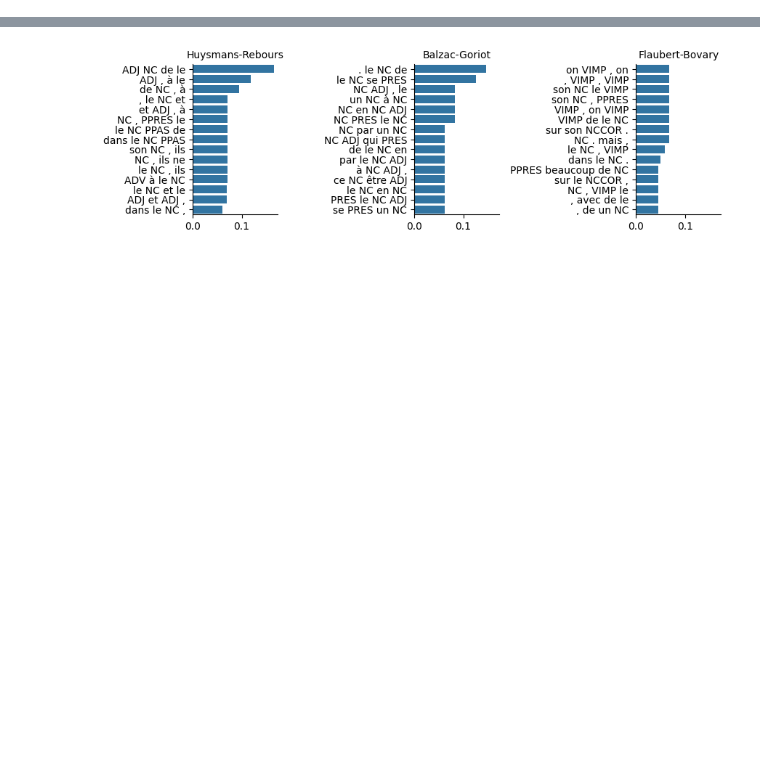
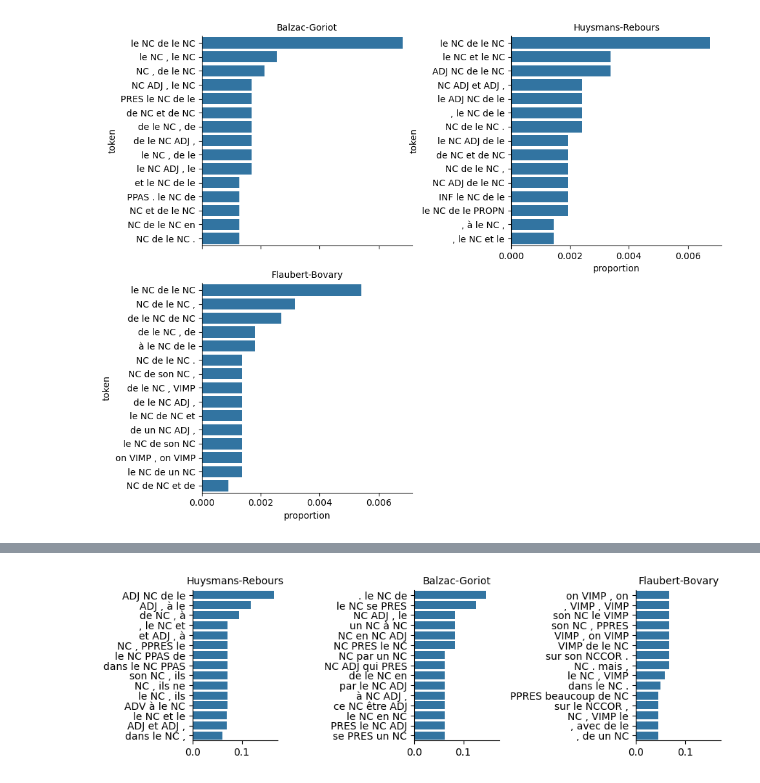
Before and after one commit to Malichot/PyMotifs, a Jupyter notebook: notebooks/0_Pipeline_Motifs.ipynb, the cells around one changed output, grey strips where cells are left out. Drawn from its saved outputs; the diff is of its cells as text; code cells hidden in the pictures; blank space fills up the shorter version.

```diff
--- a/notebooks/0_Pipeline_Motifs.ipynb
+++ b/notebooks/0_Pipeline_Motifs.ipynb
@@ -76,0 +118,5 @@ Execution time: 1.7887 secs
+# %%
+# Plot distribution of tokens separatly
+plot_motif_histogram(pipeline.ngrams, stat="proportion", n_tokens=15, plot_type="sep")
+# %% [output]
+[figure, added]
```
Also changed, not shown: parts of 62 cells of this notebook.
